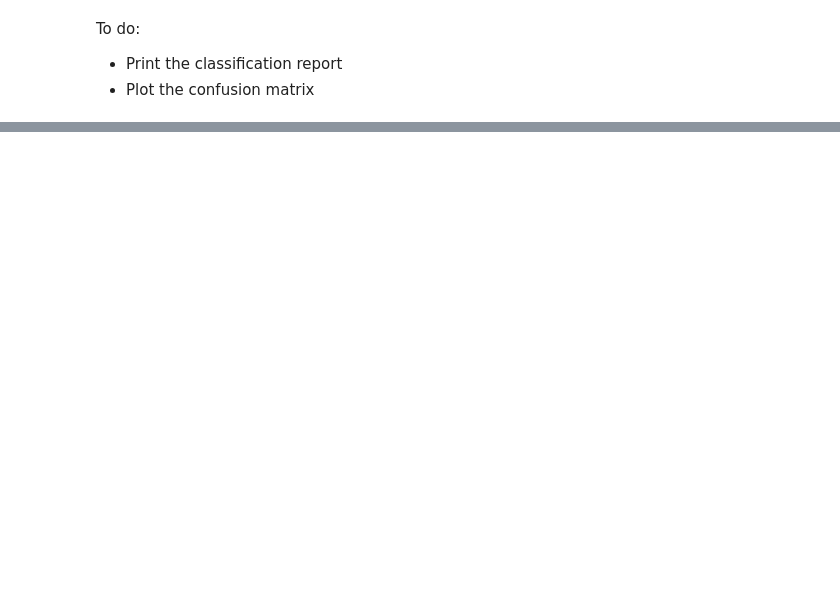
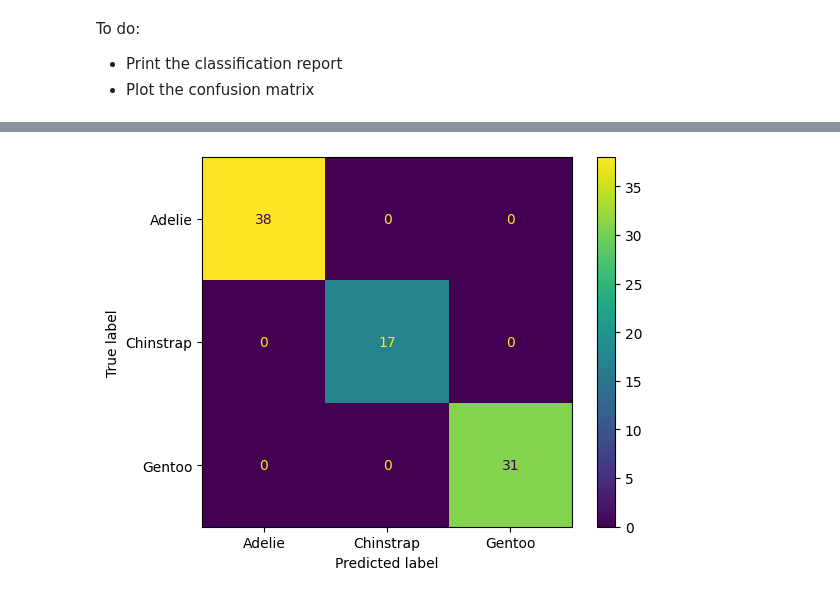
Before and after one commit to wooihaw/mlpy2507, a Jupyter notebook: handson/handson_1.ipynb, the cells around one changed output, grey strips where cells are left out. Drawn from its saved outputs; the diff is of its cells as text; code cells hidden in the pictures; blank space fills up the shorter version.

```diff
--- a/handson/handson_1.ipynb
+++ b/handson/handson_1.ipynb
@@ -62,9 +136,14 @@ To do:
 # %% [markdown]
 To do:
 - Separate into featues (X) and target (y)
+# %%
+X = df2.drop(columns=['species', 'year'])
+y = df2['species']
 # %% [markdown]
 To do:
 - Split into training (75%) and testing (25%) sets.
+# %%
+X_train, X_test, y_train, y_test = split(X, y, stratify=y, train_size=0.75, random_state=42)
 # %% [markdown]
 To do:
 - Use spotchecking technique to evaluate the performance of kNN, logistic regression, Gaussian naive bayes, support vector machine, decision tree, random forest, gradient boosting trees and MLP classifiers.
@@ -72,6 +175,10 @@ To do:
 # %% [markdown]
 To:
 - Apply Min-max scaling to the features
+# %%
+scaler = MinMaxScaler()
+Xs_train = scaler.fit_transform(X_train)
+Xs_test = scaler.transform(X_test)
 # %% [markdown]
 To do:
 - Use spotchecking technique to evaluate the performance of kNN, logistic regression, Gaussian naive bayes, support vector machine, decision tree, random forest, gradient boosting trees and MLP classifiers on the scaled features.
@@ -80,3 +200,6 @@ To do:
 To do:
 - Choose the best performing model
 - Train the model using the training set and evaluate its performance using the test set
+# %%
+svc = SVC().fit(Xs_train, y_train)
+print(f'Best model accuracy: {svc.score(Xs_test, y_test):.3%}')
@@ -86,0 +225,5 @@ To do:
+# %%
+ConfusionMatrixDisplay.from_estimator(svc, Xs_test, y_test)
+plt.show()
+# %% [output]
+[figure, added]
```
Also changed, not shown: parts of 11 cells of this notebook, 4 other files.
